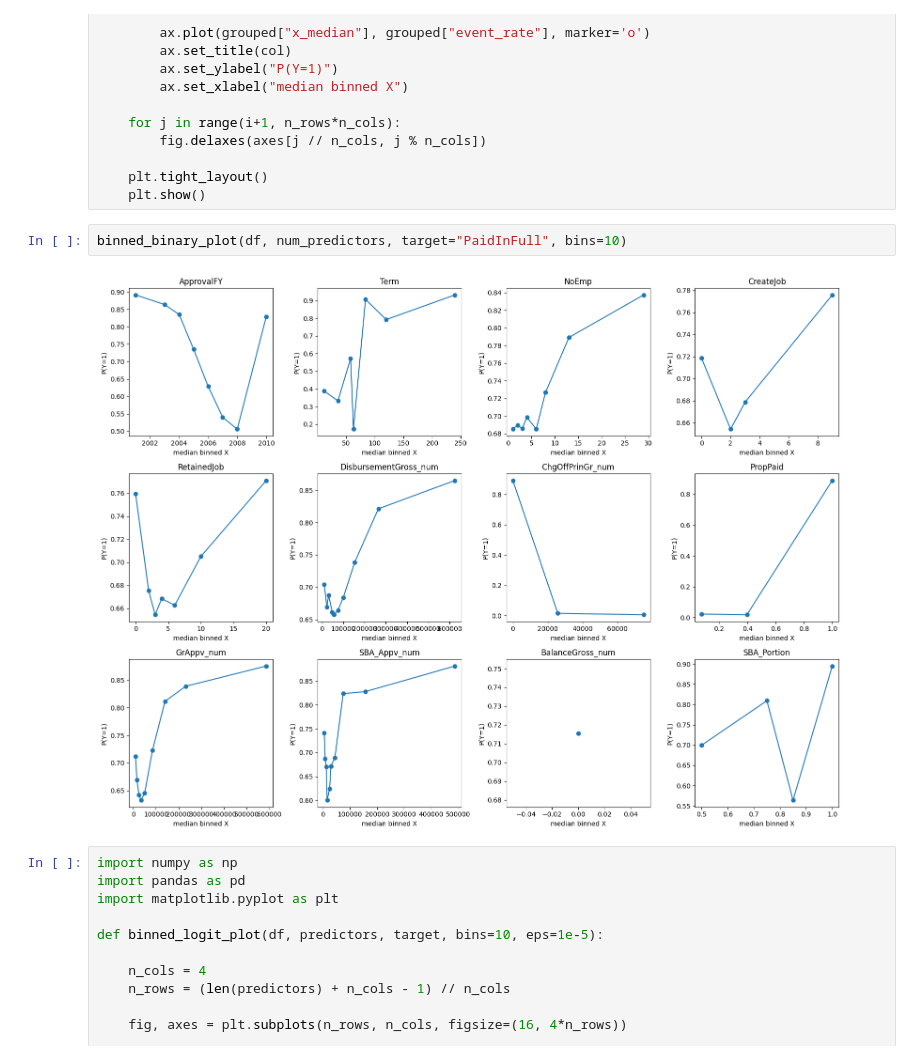
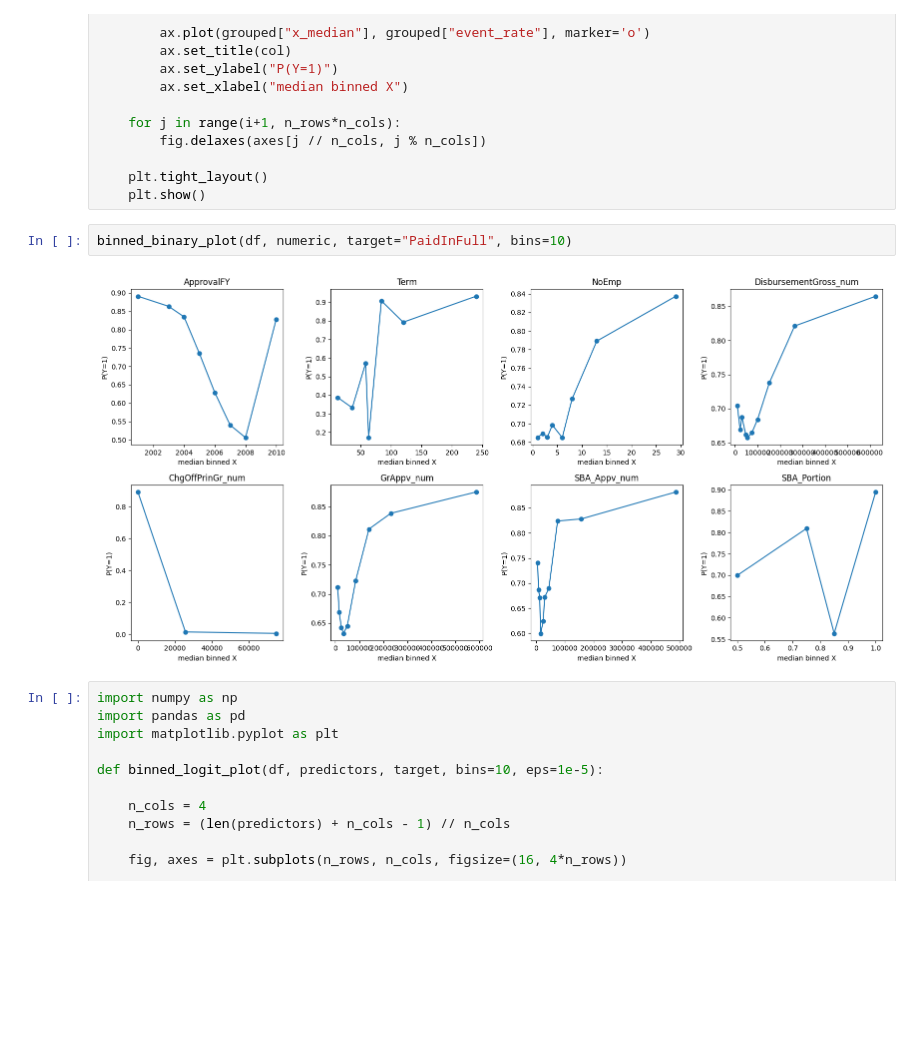
Before and after one commit to smatveev17/STAT-431-Final-Project, a Jupyter notebook: 02_eda/02_eda.ipynb, the cells around one changed output. Cells and saved outputs as stored; diff of their text form; blank space fills up the shorter version.

Commit message:
updating eda with subset of predictors based on business knowledge

```diff
--- a/02_eda/02_eda.ipynb
+++ b/02_eda/02_eda.ipynb
@@ -210,9 +178,9 @@ def binned_binary_plot(df, predictors, target, bins=10):
     plt.tight_layout()
     plt.show()
 # %%
-binned_binary_plot(df, num_predictors, target="PaidInFull", bins=10)
+binned_binary_plot(df, numeric, target="PaidInFull", bins=10)
 # %% [output]
-[figure, old version]
+[figure, new version]
 # %%
 import numpy as np
 import pandas as pd
```
Also changed, not shown: parts of 13 cells of this notebook, 1 other file.
